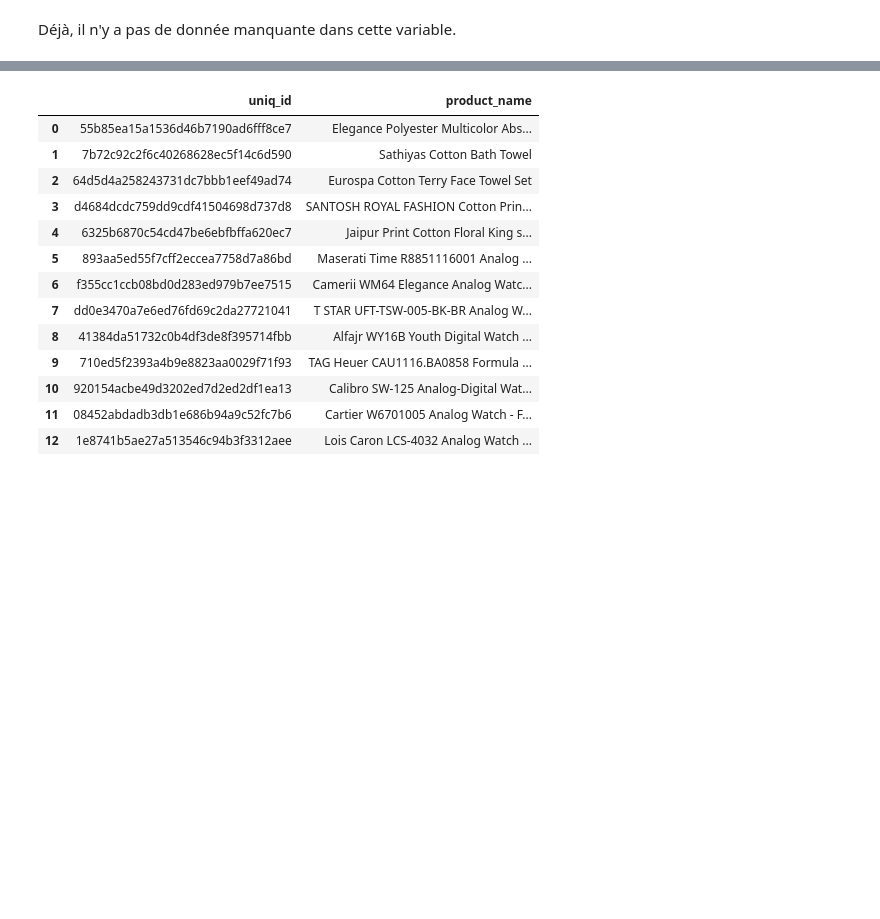
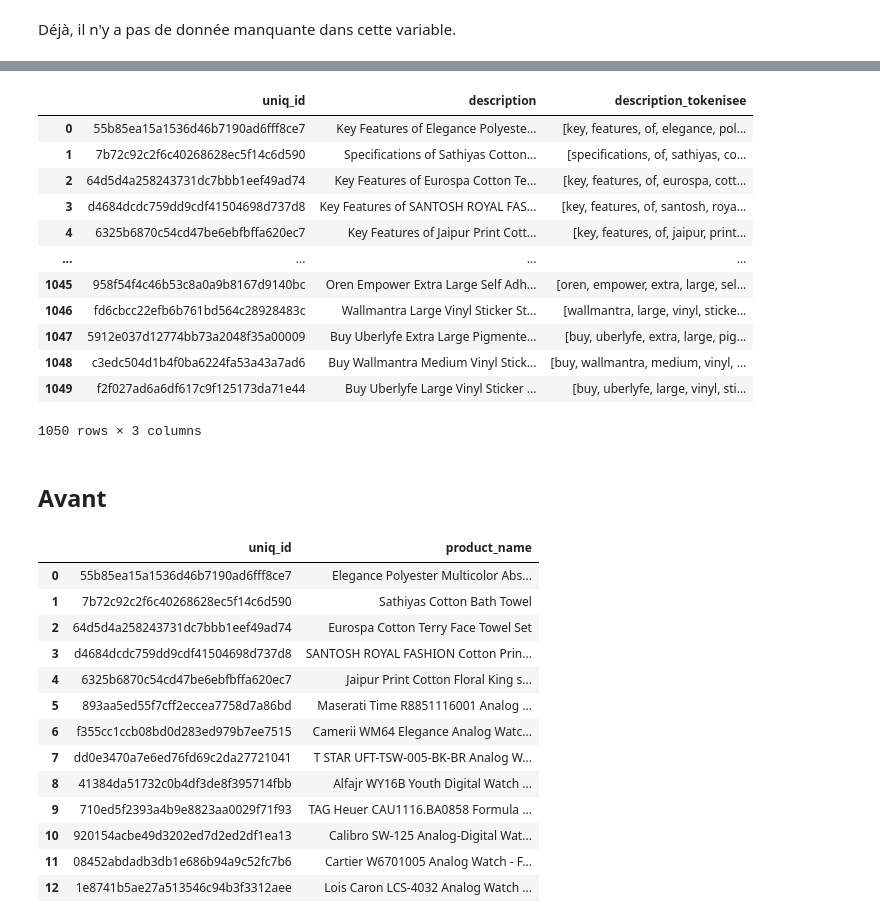
Before and after one commit to sebastienbourgeois/oc-p6-classifier-biens-consommation, a Jupyter notebook: P6_01_notebook.ipynb, the cells around one changed output, grey strips where cells are left out. Cells and saved outputs as stored; diff of their text form; code cells hidden in the pictures; blank space fills up the shorter version.

Commit message:
Stockage des descriptions tokenisées dans un dataframe

```diff
--- a/P6_01_notebook.ipynb
+++ b/P6_01_notebook.ipynb
@@ -113,3 +115,12 @@ dtypes: bool(1), float64(2), object(12)
 memory usage: 116.0+ KB
 # %% [markdown]
 Déjà, il n'y a pas de donnée manquante dans cette variable.
+# %%
+# Conservation de l'id et de la description pour la travailler et l'analyser
+descriptions = produits_data[['uniq_id', 'description']].copy()
+# %%
+# conserve les mots d'au moins une lettre (supprime donc la ponctuation)
+tokenizer = nltk.RegexpTokenizer(r'\w+')
+
+for index_ligne, ligne in descriptions.iterrows():
+    descriptions.at[index_ligne, "description_tokenisee"] = tokenizer.tokenize(ligne['description'].lower())
@@ -115,0 +147,16 @@ Déjà, il n'y a pas de donnée manquante dans cette variable.
+# %%
+descriptions
+# %% [output]
+|  | uniq_id | description | description_tokenisee |
+| 0 | 55b85ea15a1536d46b7190ad6fff8ce7 | Key Features of Elegance Polyeste... | [key, features, of, elegance, pol... |
+| 1 | 7b72c92c2f6c40268628ec5f14c6d590 | Specifications of Sathiyas Cotton... | [specifications, of, sathiyas, co... |
+| 2 | 64d5d4a258243731dc7bbb1eef49ad74 | Key Features of Eurospa Cotton Te... | [key, features, of, eurospa, cott... |
+| 3 | d4684dcdc759dd9cdf41504698d737d8 | Key Features of SANTOSH ROYAL FAS... | [key, features, of, santosh, roya... |
+| 4 | 6325b6870c54cd47be6ebfbffa620ec7 | Key Features of Jaipur Print Cott... | [key, features, of, jaipur, print... |
+| ... | ... | ... | ... |
+| 1045 | 958f54f4c46b53c8a0a9b8167d9140bc | Oren Empower Extra Large Self Adh... | [oren, empower, extra, large, sel... |
+| 1046 | fd6cbcc22efb6b761bd564c28928483c | Wallmantra Large Vinyl Sticker St... | [wallmantra, large, vinyl, sticke... |
+| 1047 | 5912e037d12774bb73a2048f35a00009 | Buy Uberlyfe Extra Large Pigmente... | [buy, uberlyfe, extra, large, pig... |
+| 1048 | c3edc504d1b4f0ba6224fa53a43a7ad6 | Buy Wallmantra Medium Vinyl Stick... | [buy, wallmantra, medium, vinyl, ... |
+| 1049 | f2f027ad6a6df617c9f125173da71e44 | Buy Uberlyfe Large Vinyl Sticker ... | [buy, uberlyfe, large, vinyl, sti... |
+1050 rows × 3 columns
@@ -116,3 +184,5 @@ Déjà, il n'y a pas de donnée manquante dans cette variable.
+# %% [markdown]
+## Avant
 # %%
 produits_data[['uniq_id', 'product_name']][:15]
 # %% [output]
```
Also changed, not shown: parts of 6 cells of this notebook.
